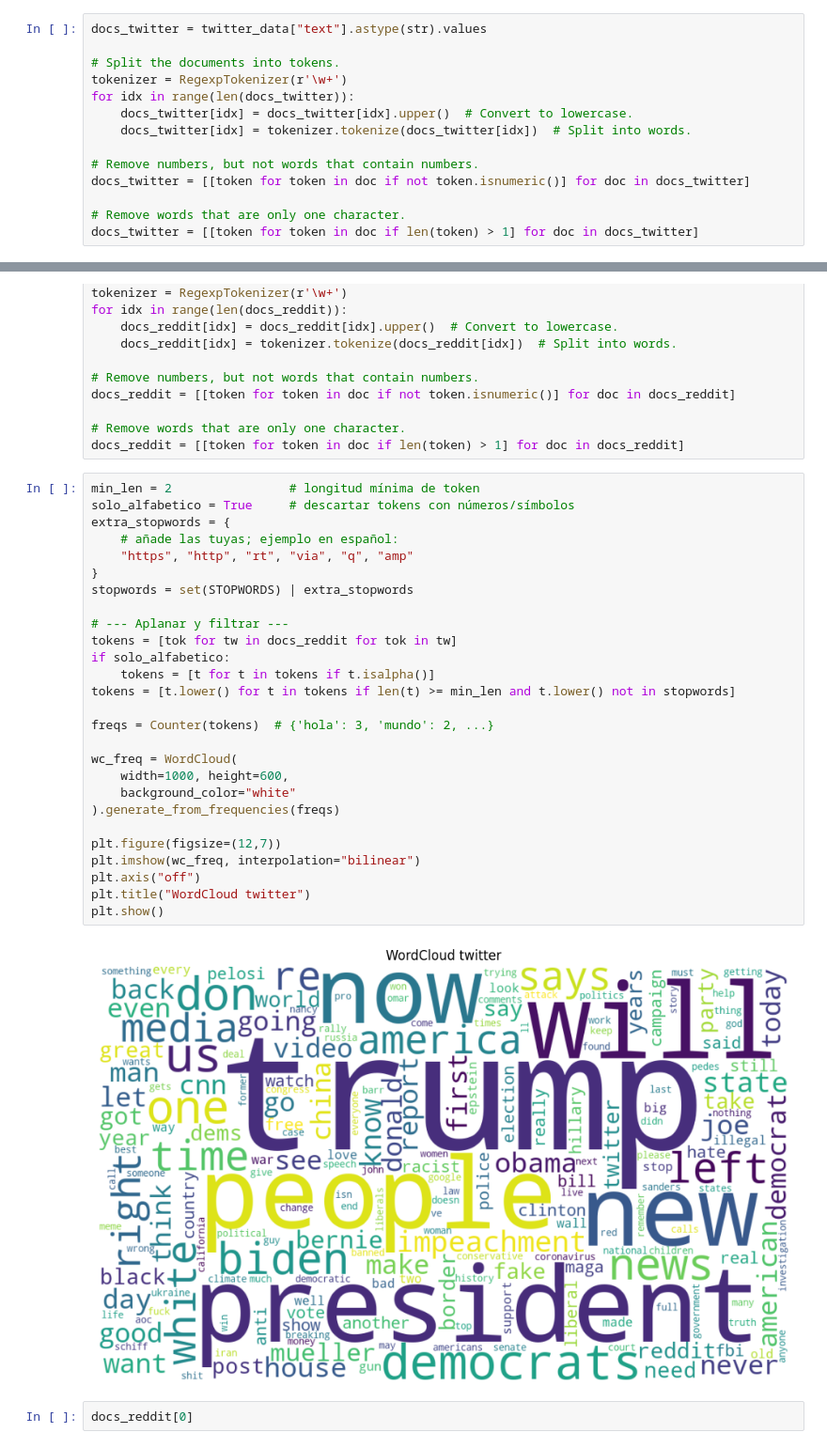
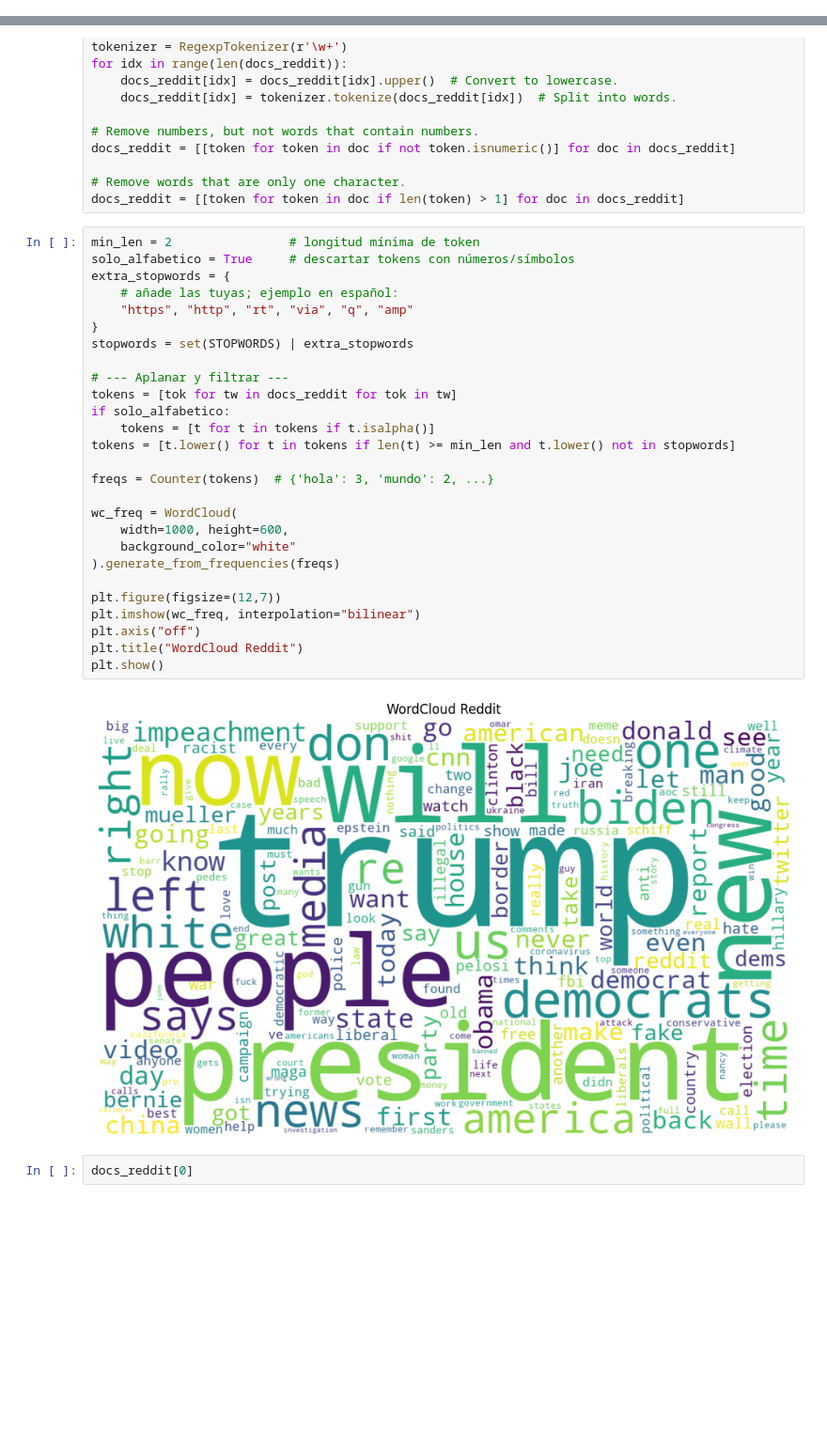
Before and after one commit to DiegoLeonG96/Scaling-laws-in-moral-dynamics-on-social-media, a Jupyter notebook: Exploration.ipynb, the cells around one changed output, grey strips where cells are left out. Shown at 94% size. Cells and saved outputs as stored; diff of their text form; blank space fills up the shorter version.

```diff
--- a/Exploration.ipynb
+++ b/Exploration.ipynb
@@ -350,16 +400,2 @@ moral_words_vector = get_representation_vector(kv, moral_words)
 # %% [markdown]
 ## Análisis twitter
-# %%
-docs_twitter = twitter_data["text"].astype(str).values
-
-# Split the documents into tokens.
-tokenizer = RegexpTokenizer(r'\w+')
-for idx in range(len(docs_twitter)):
-    docs_twitter[idx] = docs_twitter[idx].upper()  # Convert to lowercase.
-    docs_twitter[idx] = tokenizer.tokenize(docs_twitter[idx])  # Split into words.
-
-# Remove numbers, but not words that contain numbers.
-docs_twitter = [[token for token in doc if not token.isnumeric()] for doc in docs_twitter]
-
-# Remove words that are only one character.
-docs_twitter = [[token for token in doc if len(token) > 1] for doc in docs_twitter]
@@ -1057,32 +797,32 @@ docs_reddit = [[token for token in doc if len(token) > 1] for doc in docs_reddit
 # %%
 min_len = 2                # longitud mínima de token
 solo_alfabetico = True     # descartar tokens con números/símbolos
 extra_stopwords = {
     # añade las tuyas; ejemplo en español:
     "https", "http", "rt", "via", "q", "amp"
 }
 stopwords = set(STOPWORDS) | extra_stopwords
 
 # --- Aplanar y filtrar ---
 tokens = [tok for tw in docs_reddit for tok in tw]
 if solo_alfabetico:
     tokens = [t for t in tokens if t.isalpha()]
 tokens = [t.lower() for t in tokens if len(t) >= min_len and t.lower() not in stopwords]
 
 freqs = Counter(tokens)  # {'hola': 3, 'mundo': 2, ...}
 
 wc_freq = WordCloud(
     width=1000, height=600,
     background_color="white"
 ).generate_from_frequencies(freqs)
 
 plt.figure(figsize=(12,7))
 plt.imshow(wc_freq, interpolation="bilinear")
 plt.axis("off")
-plt.title("WordCloud twitter")
+plt.title("WordCloud Reddit")
 plt.show()
 # %% [output]
-[figure, old version]
+[figure, new version]
 # %%
 docs_reddit[0]
 # %% [output]
```
Also changed, not shown: parts of 46 cells of this notebook.
